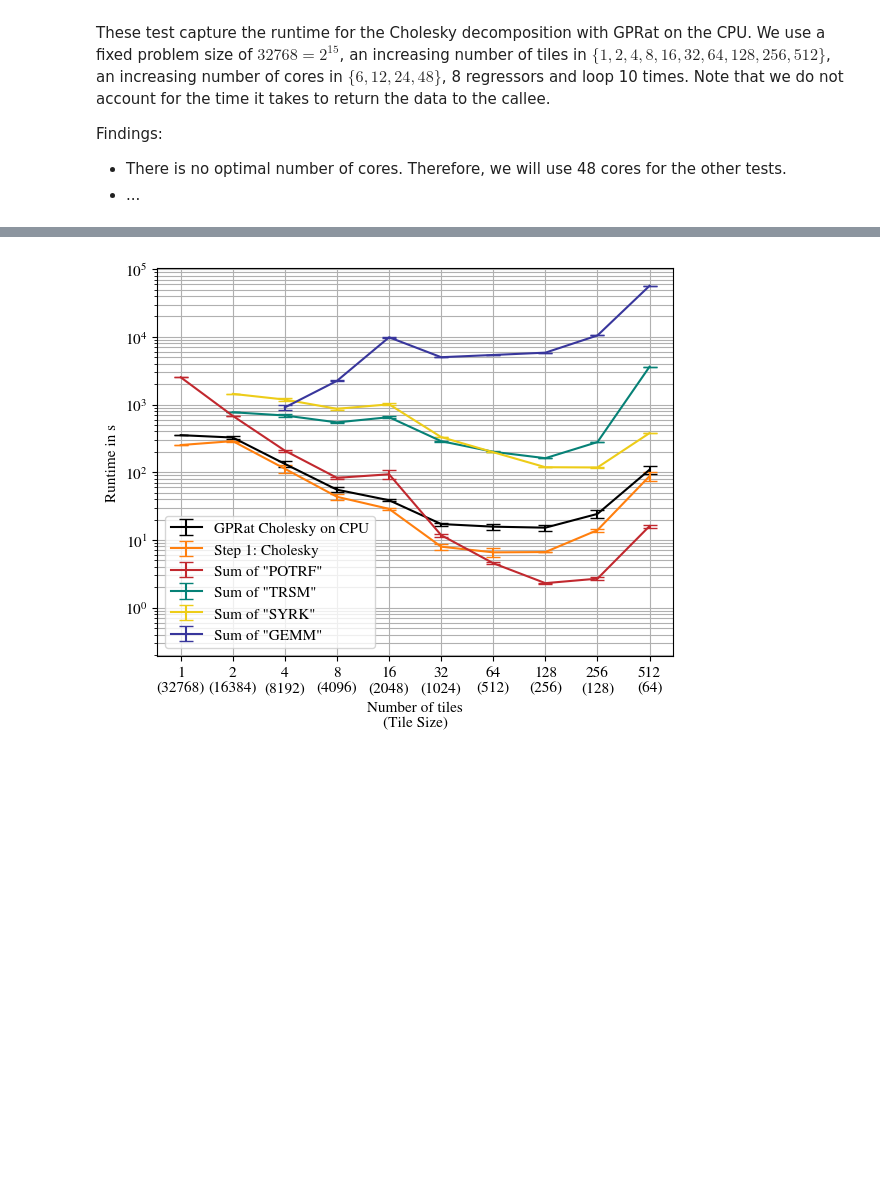
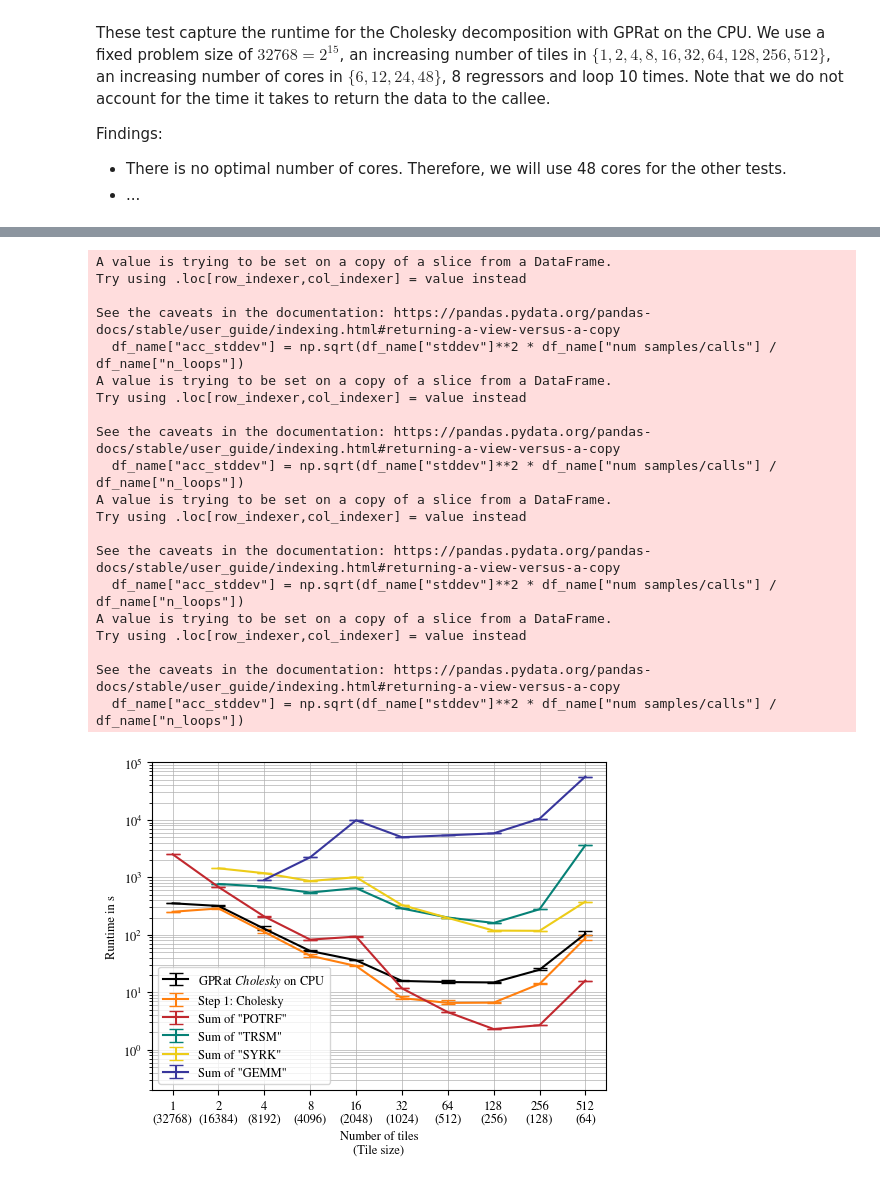
Before and after one commit to moellh/GPRat, a Jupyter notebook: 1-2-cholesky-cpu.ipynb, the cells around one changed output, grey strips where cells are left out. Cells and saved outputs as stored; diff of their text form; code cells hidden in the pictures; blank space fills up the shorter version.

```diff
--- a/1-2-cholesky-cpu.ipynb
+++ b/1-2-cholesky-cpu.ipynb
@@ -16,18 +16,19 @@ import pandas as pd
 import numpy as np
 import matplotlib.pyplot as plt
 import os
-from matplotlib.cm import viridis
-from matplotlib.colors import Normalize
 import matplotlib as mpl
+from scipy.stats.distributions import chi2
+from mpl_toolkits.axes_grid1.inset_locator import zoomed_inset_axes
 
 mpl.rcParams['mathtext.fontset'] = 'stix'
 mpl.rcParams['font.family'] = 'STIXGeneral'
-mpl.rcParams.update({'font.size': 11})
+mpl.rcParams.update({'font.size': 9})
 mpl.rcParams.update({'errorbar.capsize': 5})
+mpl.rcParams.update({'grid.linewidth': 0.5})
 # %%
 # load data
 
-apex_dir_cholesky = "./data/2" # TODO: set to 1
+apex_dir_cholesky = "./data/1"
 apex_dir_steps = "./data/2"
 
 names_cholesky = [
@@ -70,6 +71,16 @@ def apex_files_to_df(dir, names):
 
 df_cholesky = apex_files_to_df(apex_dir_cholesky, names_cholesky)
 df_steps = apex_files_to_df(apex_dir_steps, names_steps)
+# %%
+def confidence_error(df, confidence=0.95, column="stddev"):
+    alpha = 1.0 - confidence
+    lower_limit = df[column] * np.sqrt(
+        (df["n_loops"] - 1) / chi2.ppf(1 - (alpha / 2), df=(df["n_loops"] - 1))
+    )
+    upper_limit = df[column] * np.sqrt(
+        (df["n_loops"] - 1) / chi2.ppf(alpha / 2, df=(df["n_loops"] - 1))
+    )
+    return [lower_limit, upper_limit]
 # %%
 # plot for cholesky
 
@@ -241,9 +271,9 @@ plt.savefig("./pdf/cholesky-cpu-assembly.pdf")
 n_train = 32768
 n_cores = 48
 
-plt.figure(figsize=(6, 5))
+plt.figure(figsize=(5, 4))
 
-plt.xlabel("Number of tiles\n(Tile Size)")
+plt.xlabel("Number of tiles\n(Tile size)")
 plt.ylabel("Runtime in s")
 plt.grid(True, which="both")
 plt.xscale("log", base=2)
@@ -257,14 +287,15 @@ plt.xticks(
     [f"{int(tile)}\n({int(size)})" for tile, size in zip(xticks, tile_sizes)],
 )
 
-for name, group in df_cholesky.groupby("name"):
-    plt.errorbar(
-        group["n_tiles"],
-        group["mean"] / 10**9,
-        yerr=2 * group["stddev"] / 10**9,
-        color="black",
-        label="GPRat Cholesky on CPU",
-    )
+df_cholesky_48 = df_cholesky[df_cholesky["n_cores"] == n_cores]
+lower, upper = confidence_error(df_cholesky_48, 0.95)
+plt.errorbar(
+    df_cholesky_48["n_tiles"],
+    df_cholesky_48["mean"] / 10**9,
+    yerr=[lower / 10**9, upper / 10**9],
+    color="black",
+    label=r"GPRat $\it{Cholesky}$ on CPU",
+)
 
 names_steps = [
     "cholesky_step cholesky",
@@ -274,10 +305,11 @@ names_steps_legend = [
 ]
 
 for i, (name, legend_name) in enumerate(zip(names_steps, names_steps_legend)):
+    lower, upper = confidence_error(df_steps[df_steps["name"] == name], 0.95)
     plt.errorbar(
         df_steps[df_steps["name"] == name]["n_tiles"],
         df_steps[df_steps["name"] == name]["mean"] / 10**9,
-        yerr=2 * df_steps[df_steps["name"] == name]["stddev"] / 10**9,
+        yerr=[lower / 10**9, upper / 10**9],
         label=f"Step {i+1}: {legend_name}",
         color="tab:orange",
     )
@@ -287,37 +319,56 @@ names_blas = [
     "cholesky trsm",
     "cholesky syrk",
     "cholesky gemm",
 ]
 names_steps_legend = [
     'Sum of "POTRF"',
     'Sum of "TRSM"',
     'Sum of "SYRK"',
     'Sum of "GEMM"',
 ]
 colors = [
     "#c1282e",
     "#068176",
     "#edcc18",
     "#38369c",
 ]
 
 for name, legend_name, color in zip(names_blas, names_steps_legend, colors):
+    df_name = df_steps[df_steps["name"] == name]
+    df_name["acc_stddev"] = np.sqrt(df_name["stddev"]**2 * df_name["num samples/calls"] / df_name["n_loops"])
+    lower, upper = confidence_error(df_name, 0.95)
     plt.errorbar(
         df_steps[df_steps["name"] == name]["n_tiles"],
         df_steps[df_steps["name"] == name]["mean"]
         / 10**9
         * df_steps[df_steps["name"] == name]["num samples/calls"],
-        yerr=2
-        * np.sqrt(
-            (df_steps[df_steps["name"] == name]["stddev"] / 10**9) ** 2
-            * df_steps[df_steps["name"] == name]["num samples/calls"]
-        ),
+        yerr=[lower / 10**9, upper / 10**9],
         label=f"{legend_name}",
         color=color,
     )
 
 plt.legend()
-plt.tight_layout()
+plt.tight_layout(pad=0)
 plt.savefig("./pdf/cholesky-cpu-blas.pdf")
 # %% [output]
+A value is trying to be set on a copy of a slice from a DataFrame.
+Try using .loc[row_indexer,col_indexer] = value instead
+
+See the caveats in the documentation: https://pandas.pydata.org/pandas-docs/stable/user_guide/indexing.html#returning-a-view-versus-a-copy
+  df_name["acc_stddev"] = np.sqrt(df_name["stddev"]**2 * df_name["num samples/calls"] / df_name["n_loops"])
+A value is trying to be set on a copy of a slice from a DataFrame.
+Try using .loc[row_indexer,col_indexer] = value instead
+
+See the caveats in the documentation: https://pandas.pydata.org/pandas-docs/stable/user_guide/indexing.html#returning-a-view-versus-a-copy
+  df_name["acc_stddev"] = np.sqrt(df_name["stddev"]**2 * df_name["num samples/calls"] / df_name["n_loops"])
+A value is trying to be set on a copy of a slice from a DataFrame.
+Try using .loc[row_indexer,col_indexer] = value instead
+
+See the caveats in the documentation: https://pandas.pydata.org/pandas-docs/stable/user_guide/indexing.html#returning-a-view-versus-a-copy
+  df_name["acc_stddev"] = np.sqrt(df_name["stddev"]**2 * df_name["num samples/calls"] / df_name["n_loops"])
+A value is trying to be set on a copy of a slice from a DataFrame.
+Try using .loc[row_indexer,col_indexer] = value instead
+
+See the caveats in the documentation: https://pandas.pydata.org/pandas-docs/stable/user_guide/indexing.html#returning-a-view-versus-a-copy
+  df_name["acc_stddev"] = np.sqrt(df_name["stddev"]**2 * df_name["num samples/calls"] / df_name["n_loops"])
-[figure, old version]
+[figure, new version]
```
Also changed, not shown: parts of 3 cells of this notebook, 50 other files.
